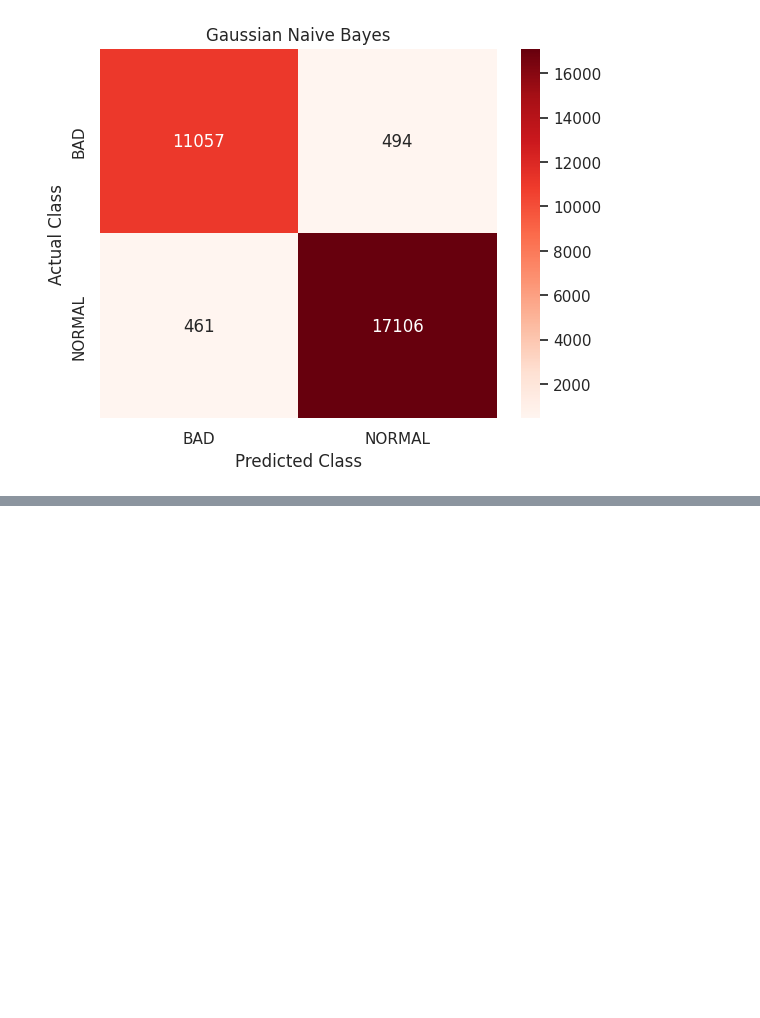
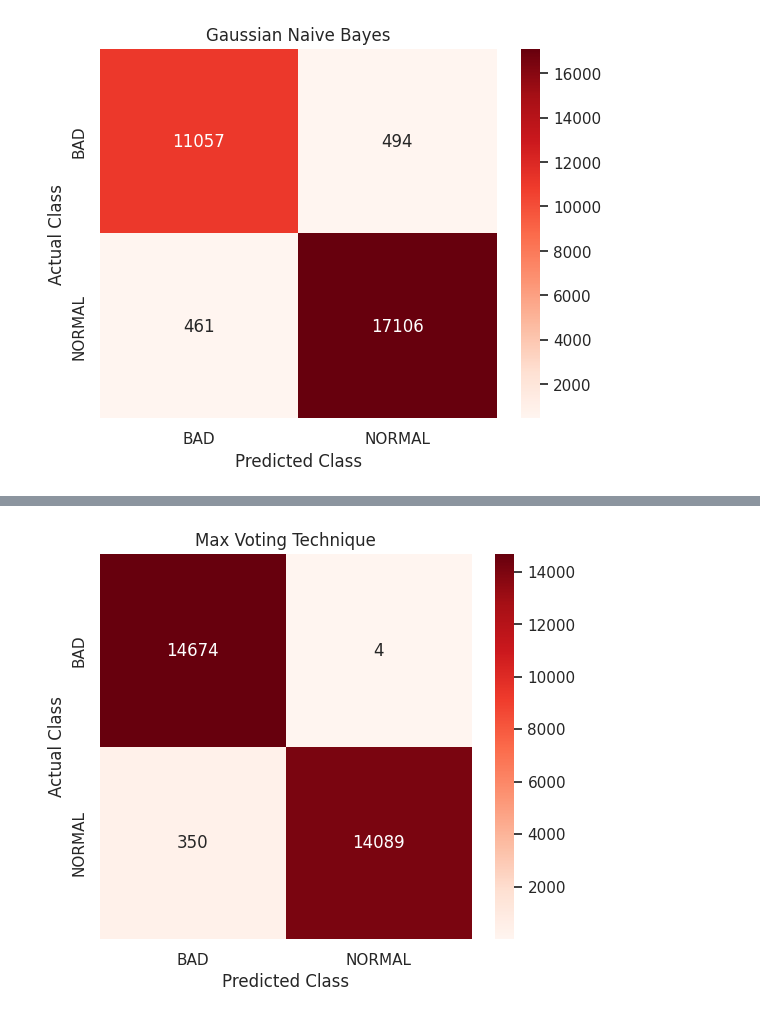
Before and after one commit to Itzswika/comparative_analysiss-, a Jupyter notebook: notebooks/kdd99.ipynb, the cells around one changed output, grey strips where cells are left out. Saved outputs shown, nothing was run; the diff lists cells and outputs as text; code cells hidden in the pictures; blank space fills up the shorter version.

```diff
--- a/notebooks/kdd99.ipynb
+++ b/notebooks/kdd99.ipynb
@@ -675,0 +752,90 @@ Accuracy: 96.7%
+# %%
+# Vote from GNB
+df = pd.read_pickle('gnb_dataset.pkl')
+preds = []
+test_set = df.iloc[int(np.ceil(.80 * df.shape[0])):, :-1]
+for test in test_set.values:
+    preds.append(gaussian_classifier.predict(test.reshape(1, -1))[0])
+gnb_preds = np.array(preds)
+
+# Vote from DT
+df = pd.read_pickle('dt_dataset.pkl')
+test_set = df.iloc[int(np.ceil(.80 * df.shape[0])):, :].values.tolist()
+predicted = []
+def classify(observation, tree):
+    if tree is None:
+        return None
+for row in test_set:
+    result = classify(row, my_tree)
+    if result:
+        predicted.append(sorted(classify(row, my_tree).items(), key = lambda x: x[1], reverse = True)[0][0])
+    else:
+        predicted.append(None)
+dt_preds = np.array(predicted)
+
+# Vote from XGBoost
+df = pd.read_pickle('xgb_dataset.pkl')
+test_set = df.iloc[int(np.ceil(.80 * df.shape[0])):, :-1]
+xgb_preds = model.predict(test_set)
+
+# Max-voting ensemble technique
+y_test_pred_maxvote = []
+for tup in list(zip(gnb_preds, dt_preds, xgb_preds)):
+    valid_votes = [vote for vote in tup if vote is not None]
+    if valid_votes:
+        y_test_pred_maxvote.append(np.bincount(valid_votes).argmax())
+    else:
+        y_test_pred_maxvote.append(None)
+
+max_vote_preds = np.array(y_test_pred_maxvote)
+
+# Evaluation
+y_test = df.iloc[int(np.ceil(.80 * df.shape[0])):, -1]
+
+# Filter out None values
+filtered_preds = []
+filtered_truth = []
+
+for true_val, pred_val in zip(y_test.values, max_vote_preds):
+    if pred_val is not None:
+        filtered_truth.append(true_val)
+        filtered_preds.append(pred_val)
+
+acc = accuracy_score(filtered_truth, filtered_preds)
+print(f"Accuracy: {acc*100:.2f}%")
+
+fp = confusion_matrix(filtered_truth, filtered_preds, labels=[0, 1])  # Assuming binary classification
+
+
+# Results
+results['Max Voting Technique'] = [acc, fp]
+
+from sklearn.metrics import confusion_matrix, accuracy_score
+import seaborn as sns
+import matplotlib.pyplot as plt
+
+# Clean out None values before evaluation
+filtered_preds = []
+filtered_truth = []
+
+for true_val, pred_val in zip(y_test.values, max_vote_preds):
+    if pred_val is not None:
+        filtered_truth.append(true_val)
+        filtered_preds.append(pred_val)
+
+# Compute accuracy
+acc = accuracy_score(filtered_truth, filtered_preds)
+print(f"Accuracy: {acc*100:.2f}%")
+
+# Confusion matrix
+labels = sorted(list(set(filtered_truth)))  # Automatically detect labels
+cm = confusion_matrix(filtered_truth, filtered_preds, labels=labels)
+
+# Plotting
+plt.figure(figsize=(6,5))
+sns.heatmap(cm, annot=True, fmt='d', cmap='Reds', xticklabels=["BAD", "NORMAL"], yticklabels=["BAD", "NORMAL"])
+plt.xlabel("Predicted Class")
+plt.ylabel("Actual Class")
+plt.title("Max Voting Technique")
+plt.show()
+# %% [output]
@@ -675,0 +844 @@ Accuracy: 96.7%
+[figure, added]
```
Also changed, not shown: parts of 7 cells of this notebook.
